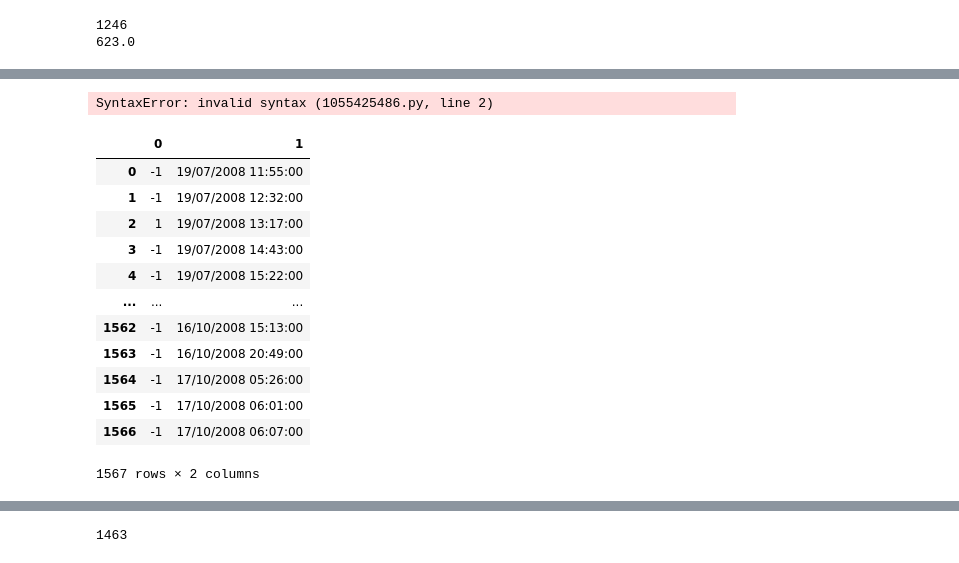
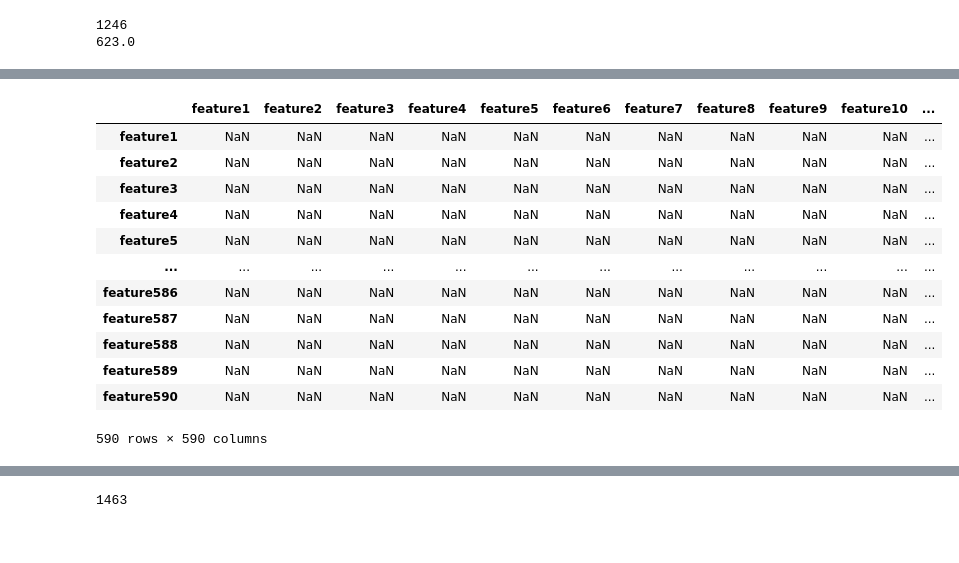
Before and after one commit to Himanshu-Dharma/secom_mpmd, a Jupyter notebook: Secom -Prasad.ipynb, the cells around one changed output, grey strips where cells are left out. Cells and saved outputs as stored; diff of their text form; code cells hidden in the pictures.

```diff
--- a/Secom -Prasad (1).ipynb
+++ b/Secom -Prasad.ipynb
@@ -129,22 +113,18 @@ var = get_top_abs_correlations(filteredDf, 10)
 df4 = pd.DataFrame(data = var)
 # %%
 f1 = corr_df[((corr_df >= .8) & (corr_df <= -0.8))]
-f1.
+f1
 # %% [output]
+|  | feature1 | feature2 | feature3 | feature4 | feature5 | feature6 | feature7 | feature8 | feature9 | feature10 | ... |
+| feature1 | NaN | NaN | NaN | NaN | NaN | NaN | NaN | NaN | NaN | NaN | ... |
+| feature2 | NaN | NaN | NaN | NaN | NaN | NaN | NaN | NaN | NaN | NaN | ... |
+| feature3 | NaN | NaN | NaN | NaN | NaN | NaN | NaN | NaN | NaN | NaN | ... |
+| feature4 | NaN | NaN | NaN | NaN | NaN | NaN | NaN | NaN | NaN | NaN | ... |
+| feature5 | NaN | NaN | NaN | NaN | NaN | NaN | NaN | NaN | NaN | NaN | ... |
+| ... | ... | ... | ... | ... | ... | ... | ... | ... | ... | ... | ... |
+| feature586 | NaN | NaN | NaN | NaN | NaN | NaN | NaN | NaN | NaN | NaN | ... |
+| feature587 | NaN | NaN | NaN | NaN | NaN | NaN | NaN | NaN | NaN | NaN | ... |
+| feature588 | NaN | NaN | NaN | NaN | NaN | NaN | NaN | NaN | NaN | NaN | ... |
+| feature589 | NaN | NaN | NaN | NaN | NaN | NaN | NaN | NaN | NaN | NaN | ... |
+| feature590 | NaN | NaN | NaN | NaN | NaN | NaN | NaN | NaN | NaN | NaN | ... |
-SyntaxError: invalid syntax (1055425486.py, line 2)
+590 rows × 590 columns
-# %%
-df2
-# %% [output]
-|  | 0 | 1 |
-| 0 | -1 | 19/07/2008 11:55:00 |
-| 1 | -1 | 19/07/2008 12:32:00 |
-| 2 | 1 | 19/07/2008 13:17:00 |
-| 3 | -1 | 19/07/2008 14:43:00 |
-| 4 | -1 | 19/07/2008 15:22:00 |
-| ... | ... | ... |
-| 1562 | -1 | 16/10/2008 15:13:00 |
-| 1563 | -1 | 16/10/2008 20:49:00 |
-| 1564 | -1 | 17/10/2008 05:26:00 |
-| 1565 | -1 | 17/10/2008 06:01:00 |
-| 1566 | -1 | 17/10/2008 06:07:00 |
-1567 rows × 2 columns
```
Also changed, not shown: parts of 24 cells of this notebook.
